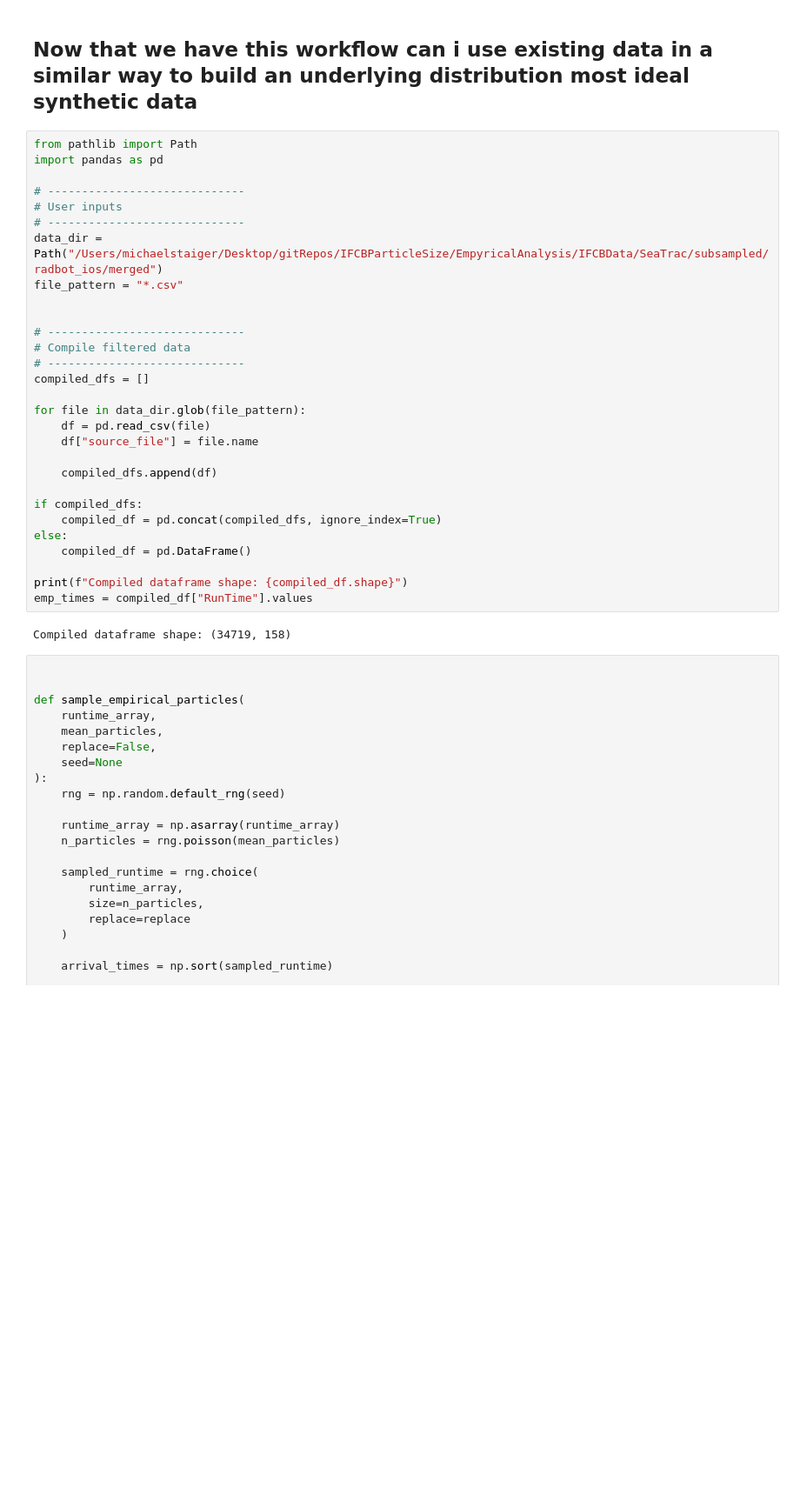
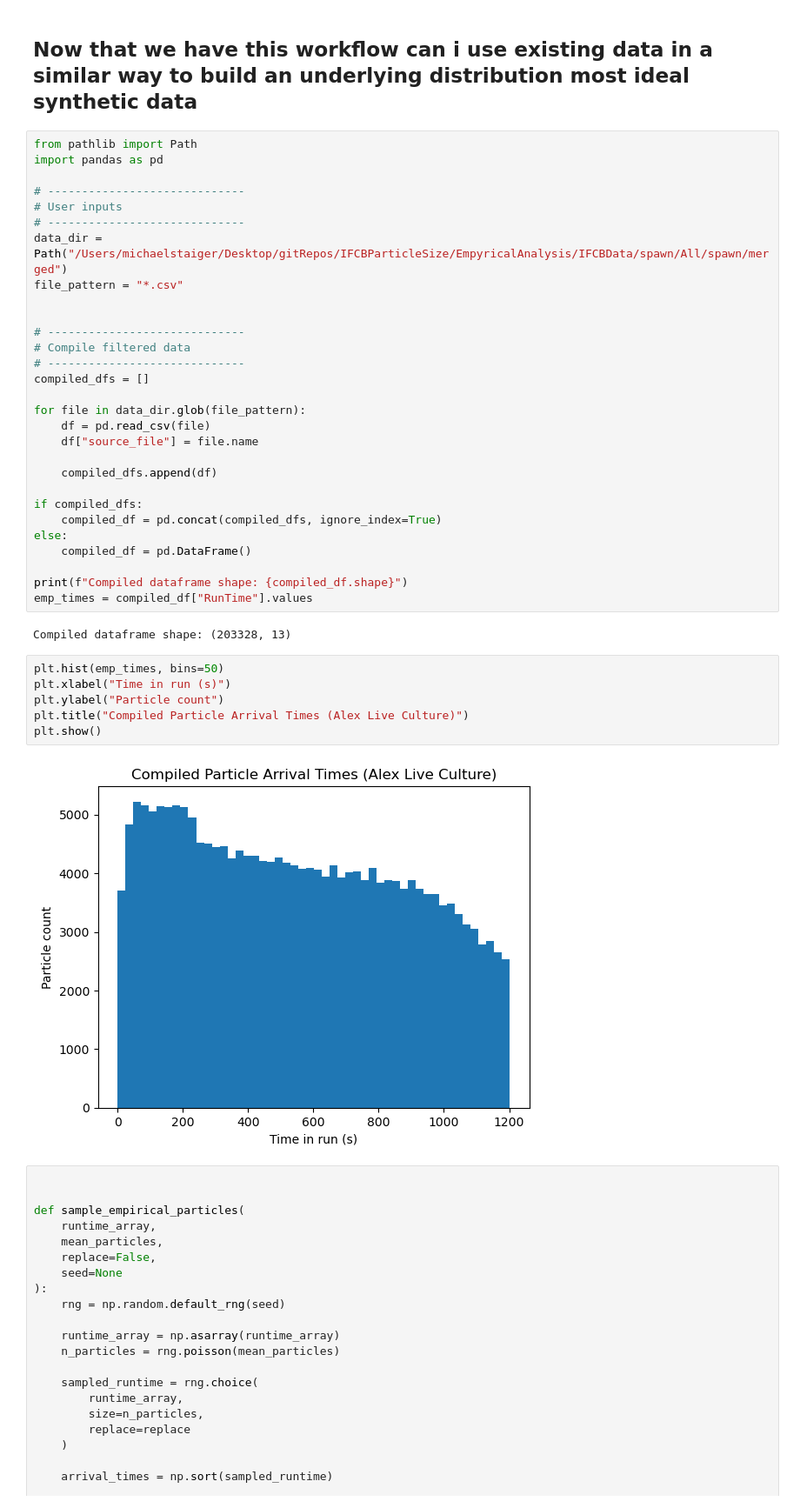
Before and after one commit to michaelstaiger/IFCBParticleSize, a Jupyter notebook: EmpyricalAnalysis/Notebooks/SyntheticFPS.ipynb, the cells around one changed output. Shown at 87% size. Saved outputs shown, nothing was run; the diff lists cells and outputs as text; blank space fills up the shorter version.

```diff
--- a/EmpyricalAnalysis/Notebooks/SyntheticFPS.ipynb
+++ b/EmpyricalAnalysis/Notebooks/SyntheticFPS.ipynb
@@ -428,7 +509,7 @@ import pandas as pd
 # -----------------------------
 # User inputs
 # -----------------------------
-data_dir = Path("/Users/michaelstaiger/Desktop/gitRepos/IFCBParticleSize/EmpyricalAnalysis/IFCBData/SeaTrac/subsampled/radbot_ios/merged")
+data_dir = Path("/Users/michaelstaiger/Desktop/gitRepos/IFCBParticleSize/EmpyricalAnalysis/IFCBData/spawn/All/spawn/merged")
 file_pattern = "*.csv"
 
 
@@ -451,7 +532,15 @@ else:
 print(f"Compiled dataframe shape: {compiled_df.shape}")
 emp_times = compiled_df["RunTime"].values
 # %% [output]
-Compiled dataframe shape: (34719, 158)
+Compiled dataframe shape: (203328, 13)
+# %%
+plt.hist(emp_times, bins=50)
+plt.xlabel("Time in run (s)")
+plt.ylabel("Particle count")
+plt.title("Compiled Particle Arrival Times (Alex Live Culture)")
+plt.show()
+# %% [output]
+[figure, added]
 # %%
 
 
```
Also changed, not shown: parts of 10 cells of this notebook, 11 other files.
